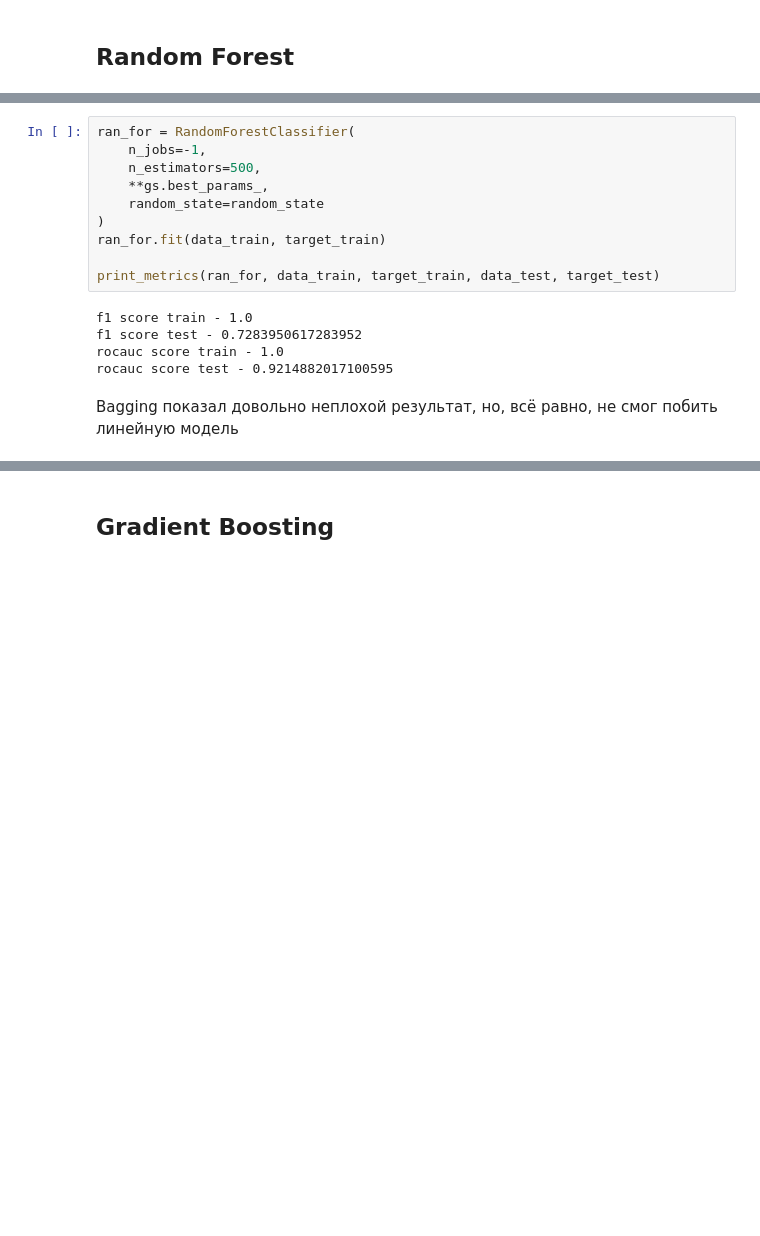
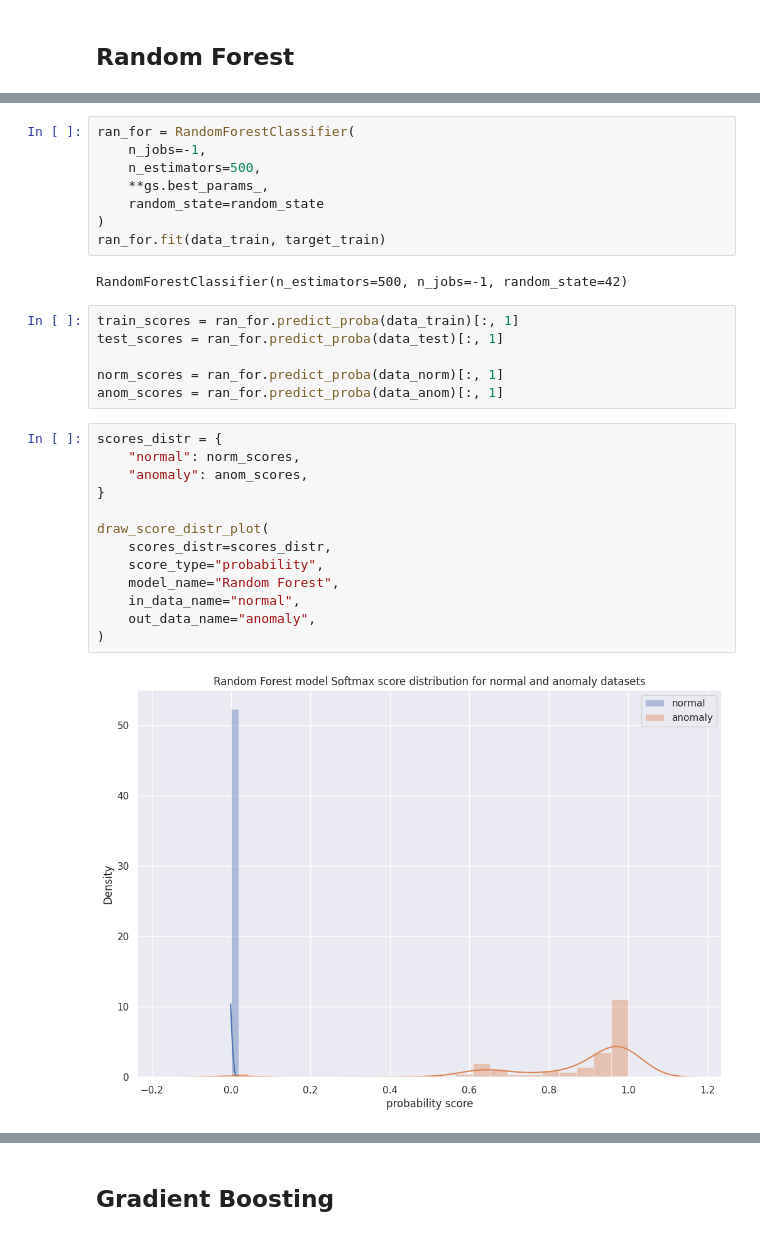
Before and after one commit to nokiroki/Coursework_copy, a Jupyter notebook: notebooks/linear_model.ipynb, the cells around one changed output, grey strips where cells are left out. Saved outputs shown, nothing was run; the diff lists cells and outputs as text; blank space fills up the shorter version.

```diff
--- a/notebooks/linear_model.ipynb
+++ b/notebooks/linear_model.ipynb
@@ -457,12 +491,26 @@ ran_for = RandomForestClassifier(
     random_state=random_state
 )
 ran_for.fit(data_train, target_train)
-
-print_metrics(ran_for, data_train, target_train, data_test, target_test)
 # %% [output]
-f1 score train - 1.0
-f1 score test - 0.7283950617283952
-rocauc score train - 1.0
-rocauc score test - 0.9214882017100595
+RandomForestClassifier(n_estimators=500, n_jobs=-1, random_state=42)
-# %% [markdown]
-Bagging показал довольно неплохой результат, но, всё равно, не смог побить линейную модель
+# %%
+train_scores = ran_for.predict_proba(data_train)[:, 1]
+test_scores = ran_for.predict_proba(data_test)[:, 1]
+
+norm_scores = ran_for.predict_proba(data_norm)[:, 1]
+anom_scores = ran_for.predict_proba(data_anom)[:, 1]
+# %%
+scores_distr = {
+    "normal": norm_scores,
+    "anomaly": anom_scores,
+}
+
+draw_score_distr_plot(
+    scores_distr=scores_distr,
+    score_type="probability",
+    model_name="Random Forest",
+    in_data_name="normal",
+    out_data_name="anomaly",
+)
+# %% [output]
+[figure, added]
```
Also changed, not shown: parts of 37 cells of this notebook, 23 other files.
